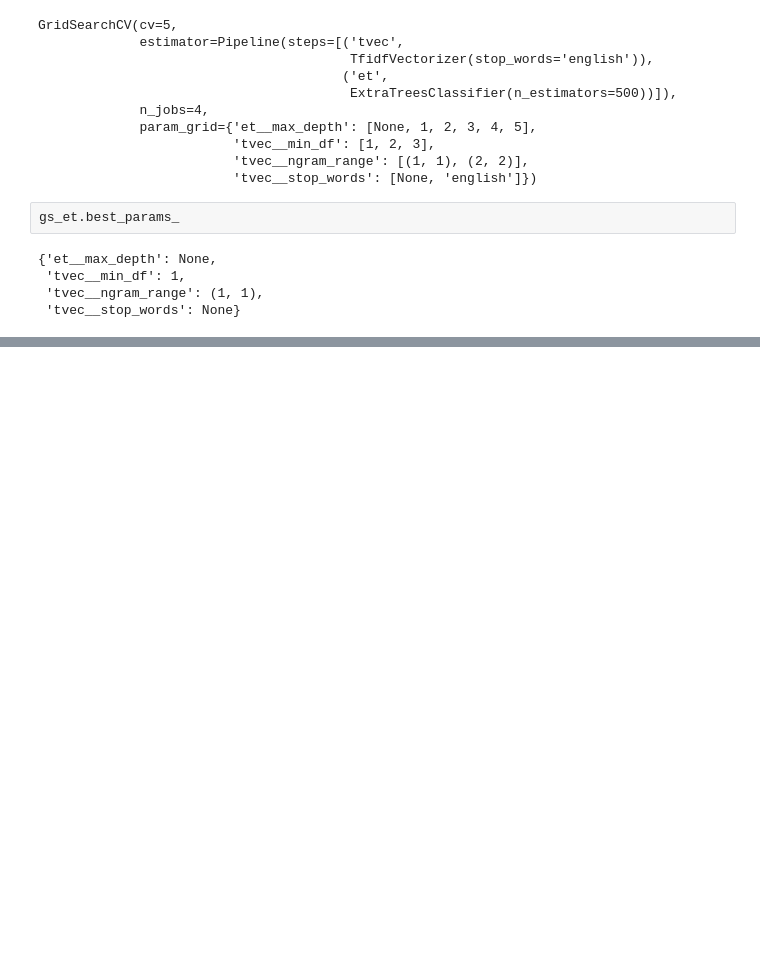
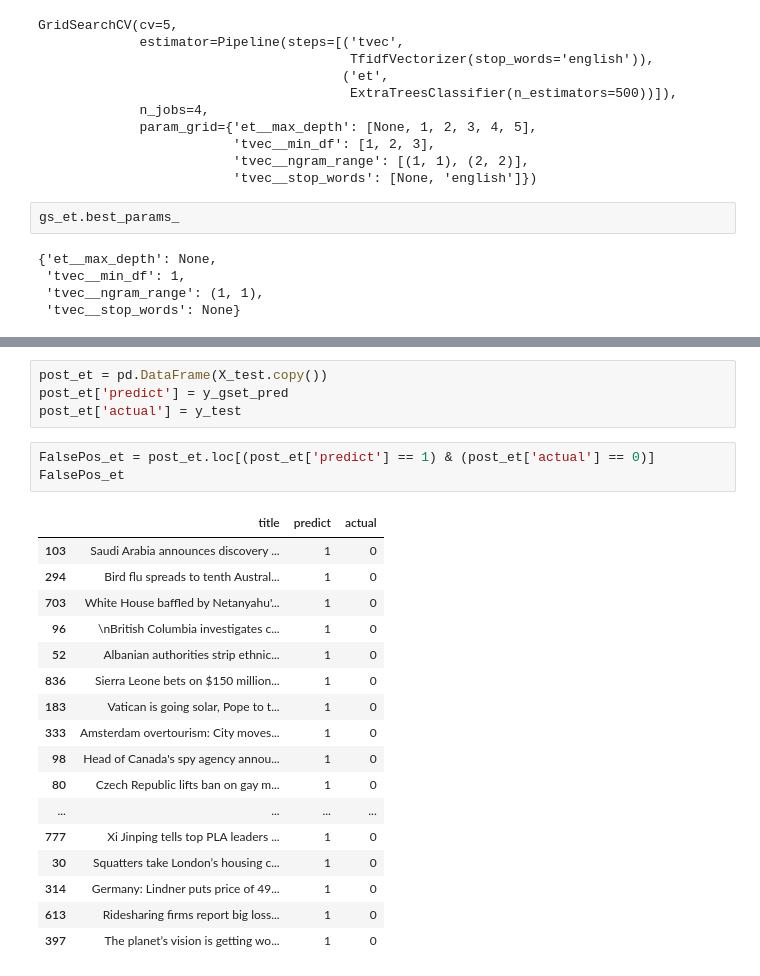
Before and after one commit to sr0e/DSB-TruthNet-Reddit, a Jupyter notebook: computing.ipynb, the cells around one changed output, grey strips where cells are left out. Cells and saved outputs as stored; diff of their text form; blank space fills up the shorter version.

```diff
--- a/computing.ipynb
+++ b/computing.ipynb
@@ -402,0 +368,25 @@ pd.DataFrame(cm_et, columns = ['Pred World News', 'Pred Onion'], index = ['Actua
+# %%
+post_et = pd.DataFrame(X_test.copy())
+post_et['predict'] = y_gset_pred
+post_et['actual'] = y_test
+# %%
+FalsePos_et = post_et.loc[(post_et['predict'] == 1) & (post_et['actual'] == 0)]
+FalsePos_et
+# %% [output]
+|  | title | predict | actual |
+| 103 | Saudi Arabia announces discovery ... | 1 | 0 |
+| 294 | Bird flu spreads to tenth Austral... | 1 | 0 |
+| 703 | White House baffled by Netanyahu'... | 1 | 0 |
+| 96 | \nBritish Columbia investigates c... | 1 | 0 |
+| 52 | Albanian authorities strip ethnic... | 1 | 0 |
+| 836 | Sierra Leone bets on $150 million... | 1 | 0 |
+| 183 | Vatican is going solar, Pope to t... | 1 | 0 |
+| 333 | Amsterdam overtourism: City moves... | 1 | 0 |
+| 98 | Head of Canada's spy agency annou... | 1 | 0 |
+| 80 | Czech Republic lifts ban on gay m... | 1 | 0 |
+| ... | ... | ... | ... |
+| 777 | Xi Jinping tells top PLA leaders ... | 1 | 0 |
+| 30 | Squatters take London’s housing c... | 1 | 0 |
+| 314 | Germany: Lindner puts price of 49... | 1 | 0 |
+| 613 | Ridesharing firms report big loss... | 1 | 0 |
+| 397 | The planet’s vision is getting wo... | 1 | 0 |
```
Also changed, not shown: parts of 45 cells of this notebook, 4 other files.
